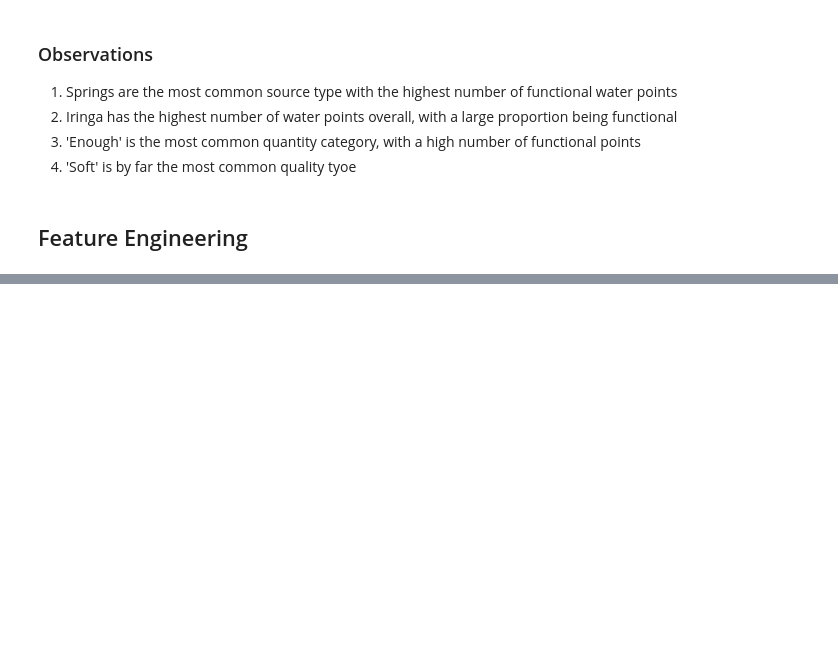
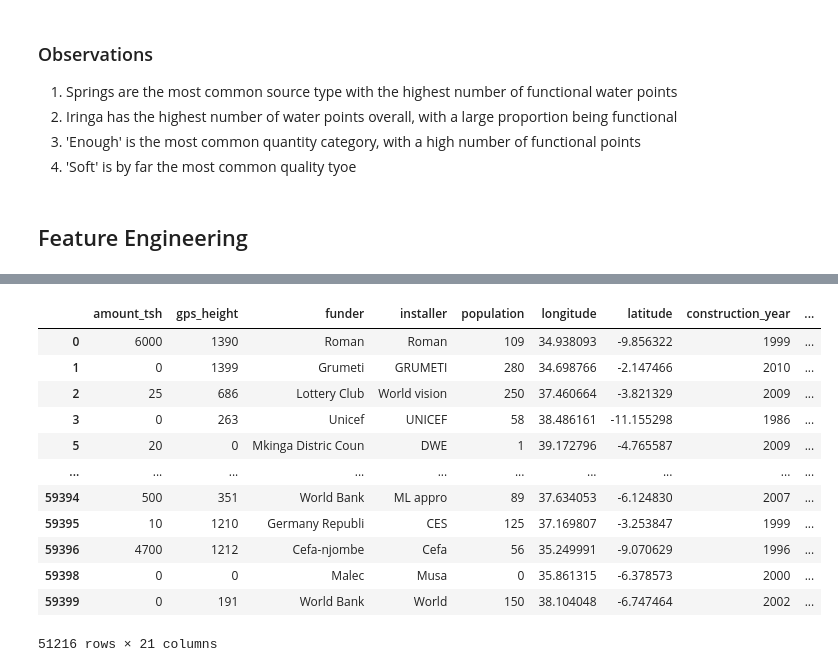
Before and after one commit to AlexIrungu/Tanzania-Wells-Classification-, a Jupyter notebook: index.ipynb, the cells around one changed output, grey strips where cells are left out. Cells and saved outputs as stored; diff of their text form; code cells hidden in the pictures; blank space fills up the shorter version.

Commit message:
completed feature engineering and heading to modelling

```diff
--- a/index.ipynb
+++ b/index.ipynb
@@ -671,0 +657,19 @@ count_plot(tanzania_df, 'source_type', 'status_group')
+# %%
+# Handling construction yeare
+# Replace 0s with the median year
+median = tanzania_df.construction_year[tanzania_df.construction_year != 0].median()
+tanzania_df.construction_year.replace(0, median, inplace=True)
+# %%
+#create a new column decade
+tanzania_df['decade'] = tanzania_df['construction_year']
+decades = {
+    '60s': range(1960, 1970),
+    '70s': range(1970, 1980),
+    '80s': range(1980, 1990),
+    '90s': range(1990, 2000),
+    '00s': range(2000, 2010),
+    '10s': range(2010, 2014)
+}
+
+for decade, years in decades.items():
+    tanzania_df['decade'].replace(to_replace=list(years), value=decade, inplace=True)
@@ -671,0 +689,25 @@ count_plot(tanzania_df, 'source_type', 'status_group')
+# %%
+#Date time conversion and feature extraction
+tanzania_df['date_recorded'] = pd.to_datetime(tanzania_df['date_recorded'])
+tanzania_df['year_recorded'] = tanzania_df['date_recorded'].dt.year
+tanzania_df.drop('date_recorded', axis=1, inplace=True)
+# %%
+#Now we feature engineer a new column age which represents how long the well has been operational
+
+#Age calculation
+tanzania_df['Age'] = tanzania_df['year_recorded'] - tanzania_df['construction_year']
+tanzania_df
+# %% [output]
+|  | amount_tsh | gps_height | funder | installer | population | longitude | latitude | construction_year | ... |
+| 0 | 6000 | 1390 | Roman | Roman | 109 | 34.938093 | -9.856322 | 1999 | ... |
+| 1 | 0 | 1399 | Grumeti | GRUMETI | 280 | 34.698766 | -2.147466 | 2010 | ... |
+| 2 | 25 | 686 | Lottery Club | World vision | 250 | 37.460664 | -3.821329 | 2009 | ... |
+| 3 | 0 | 263 | Unicef | UNICEF | 58 | 38.486161 | -11.155298 | 1986 | ... |
+| 5 | 20 | 0 | Mkinga Distric Coun | DWE | 1 | 39.172796 | -4.765587 | 2009 | ... |
+| ... | ... | ... | ... | ... | ... | ... | ... | ... | ... |
+| 59394 | 500 | 351 | World Bank | ML appro | 89 | 37.634053 | -6.124830 | 2007 | ... |
+| 59395 | 10 | 1210 | Germany Republi | CES | 125 | 37.169807 | -3.253847 | 1999 | ... |
+| 59396 | 4700 | 1212 | Cefa-njombe | Cefa | 56 | 35.249991 | -9.070629 | 1996 | ... |
+| 59398 | 0 | 0 | Malec | Musa | 0 | 35.861315 | -6.378573 | 2000 | ... |
+| 59399 | 0 | 191 | World Bank | World | 150 | 38.104048 | -6.747464 | 2002 | ... |
+51216 rows × 21 columns
```
Also changed, not shown: parts of 9 cells of this notebook.
